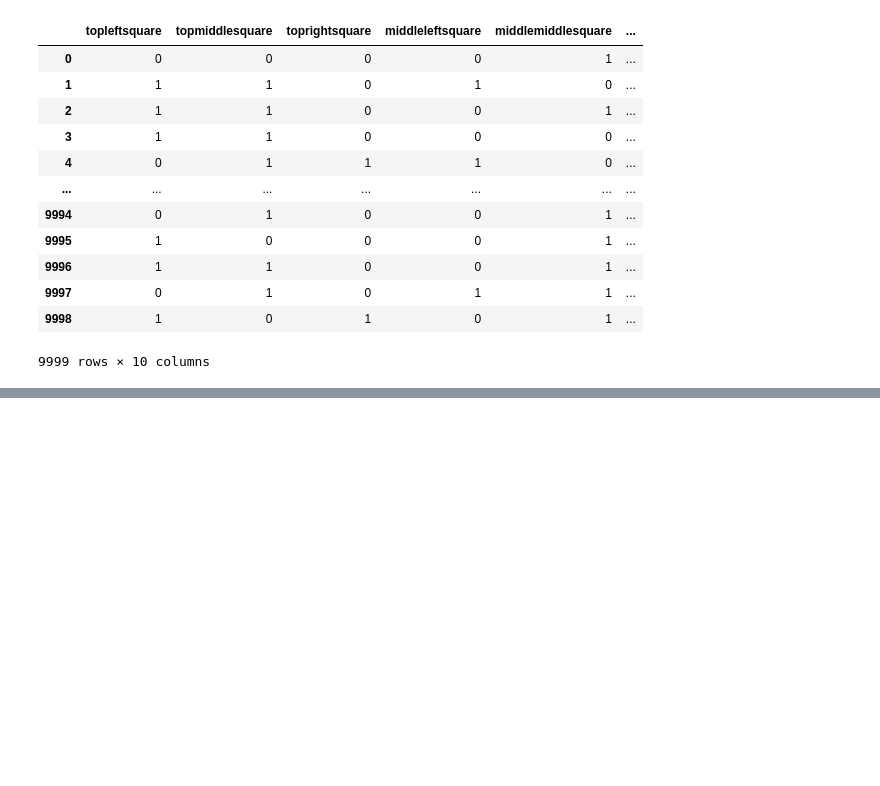
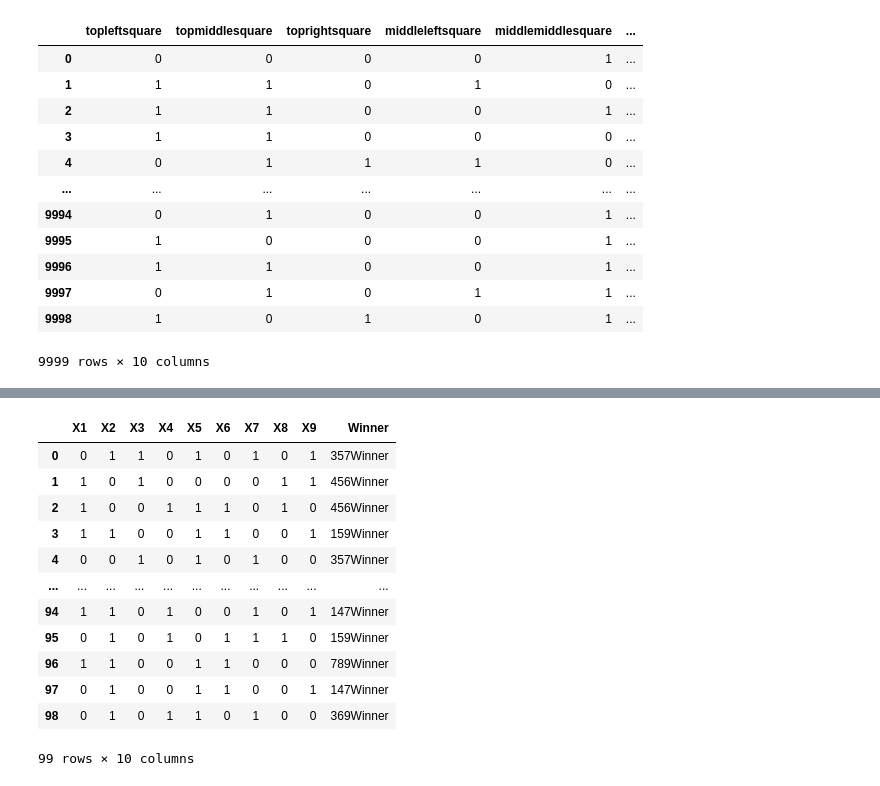
Before and after one commit to Berkay86/DeepPerson, a Jupyter notebook: TICTACTOE.ipynb, the cells around one changed output, grey strips where cells are left out. Saved outputs shown, nothing was run; the diff lists cells and outputs as text; code cells hidden in the pictures; blank space fills up the shorter version.

```diff
--- a/TICTACTOE.ipynb
+++ b/TICTACTOE.ipynb
@@ -117,5 +117,21 @@ plt.show()
 # %%
 df2 = pd.read_excel("Kitap1.xlsx")
+# %%
+df2
+# %% [output]
+|  | X1 | X2 | X3 | X4 | X5 | X6 | X7 | X8 | X9 | Winner |
+| 0 | 0 | 1 | 1 | 0 | 1 | 0 | 1 | 0 | 1 | 357Winner |
+| 1 | 1 | 0 | 1 | 0 | 0 | 0 | 0 | 1 | 1 | 456Winner |
+| 2 | 1 | 0 | 0 | 1 | 1 | 1 | 0 | 1 | 0 | 456Winner |
+| 3 | 1 | 1 | 0 | 0 | 1 | 1 | 0 | 0 | 1 | 159Winner |
+| 4 | 0 | 0 | 1 | 0 | 1 | 0 | 1 | 0 | 0 | 357Winner |
+| ... | ... | ... | ... | ... | ... | ... | ... | ... | ... | ... |
+| 94 | 1 | 1 | 0 | 1 | 0 | 0 | 1 | 0 | 1 | 147Winner |
+| 95 | 0 | 1 | 0 | 1 | 0 | 1 | 1 | 1 | 0 | 159Winner |
+| 96 | 1 | 1 | 0 | 0 | 1 | 1 | 0 | 0 | 0 | 789Winner |
+| 97 | 0 | 1 | 0 | 0 | 1 | 1 | 0 | 0 | 1 | 147Winner |
+| 98 | 0 | 1 | 0 | 1 | 1 | 0 | 1 | 0 | 0 | 369Winner |
+99 rows × 10 columns
 # %%
 import random
 from sklearn.metrics import accuracy_score, precision_score, recall_score, f1_score
```
Also changed, not shown: parts of 4 cells of this notebook.
